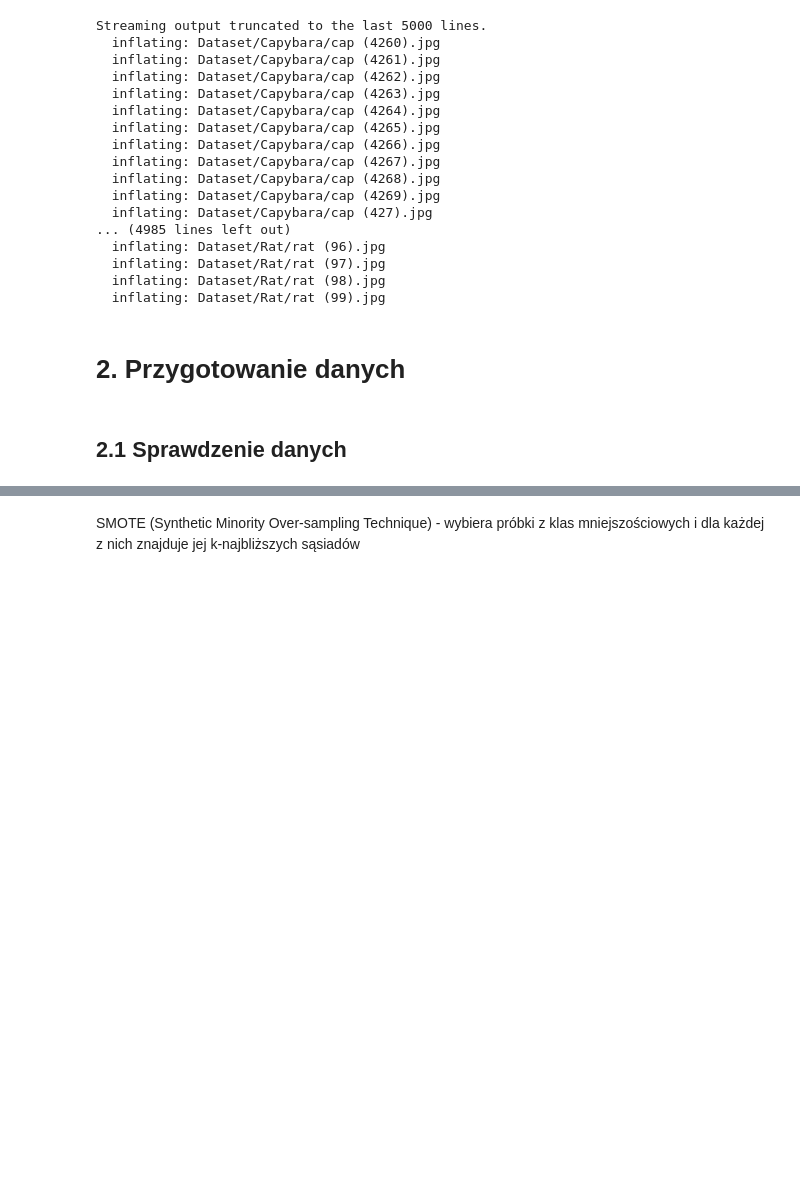
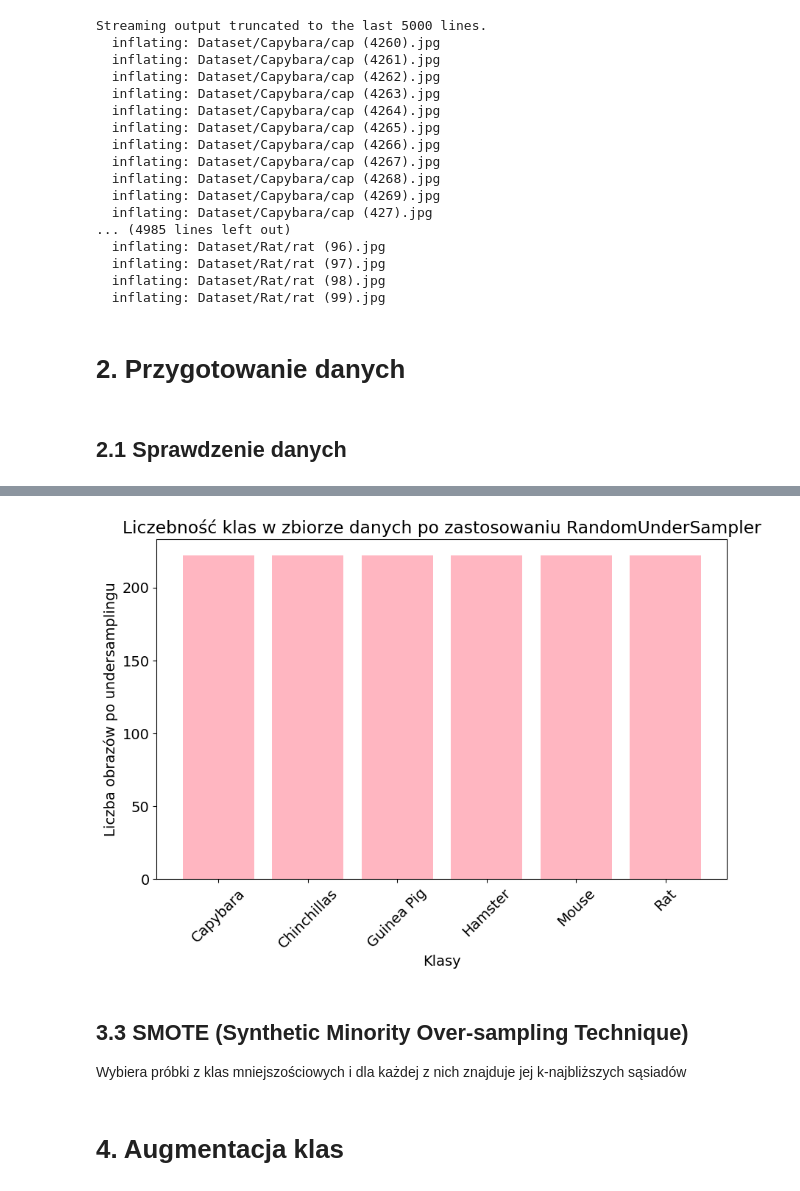
Before and after one commit to Jvlia17/rodents-classification, a Jupyter notebook: Rosegador.ipynb, the cells around one changed output, grey strips where cells are left out. Saved outputs shown, nothing was run; the diff lists cells and outputs as text; code cells hidden in the pictures; blank space fills up the shorter version.

```diff
--- a/Rosegador.ipynb
+++ b/Rosegador.ipynb
@@ -244,6 +236,28 @@ images_resampled = images_resampled.reshape((-1, 64, 64, 3))  # Przywrócenie ks
+# %%
+import numpy as np
+import matplotlib.pyplot as plt
+
+# Liczenie obrazów w każdej klasie po zastosowaniu RandomUnderSampler
+unique_labels, counts = np.unique(labels_resampled, return_counts=True)
+class_counts_resampled = dict(zip(unique_labels, counts))
+
+# Tworzenie wykresu słupkowego dla zmodyfikowanych danych
+plt.figure(figsize=(10, 6))
+plt.bar(class_counts_resampled.keys(), class_counts_resampled.values(), color='lightpink')
+plt.xlabel('Klasy')
+plt.ylabel('Liczba obrazów po undersamplingu')
+plt.title('Liczebność klas w zbiorze danych po zastosowaniu RandomUnderSampler')
+plt.xticks(rotation=45)
+plt.show()
+# %% [output]
+[figure, added]
 # %% [markdown]
-SMOTE (Synthetic Minority Over-sampling Technique) - wybiera próbki z klas mniejszościowych i dla każdej z nich znajduje jej k-najbliższych sąsiadów
+## 3.3 SMOTE (Synthetic Minority Over-sampling Technique)
+
+Wybiera próbki z klas mniejszościowych i dla każdej z nich znajduje jej k-najbliższych sąsiadów
 # %%
 # kod
 # %%
 # Pokaż na wykresie słupkowym jak wyglądają dane
+# %% [markdown]
+# 4. Augmentacja klas
```
Also changed, not shown: parts of 29 cells of this notebook.
